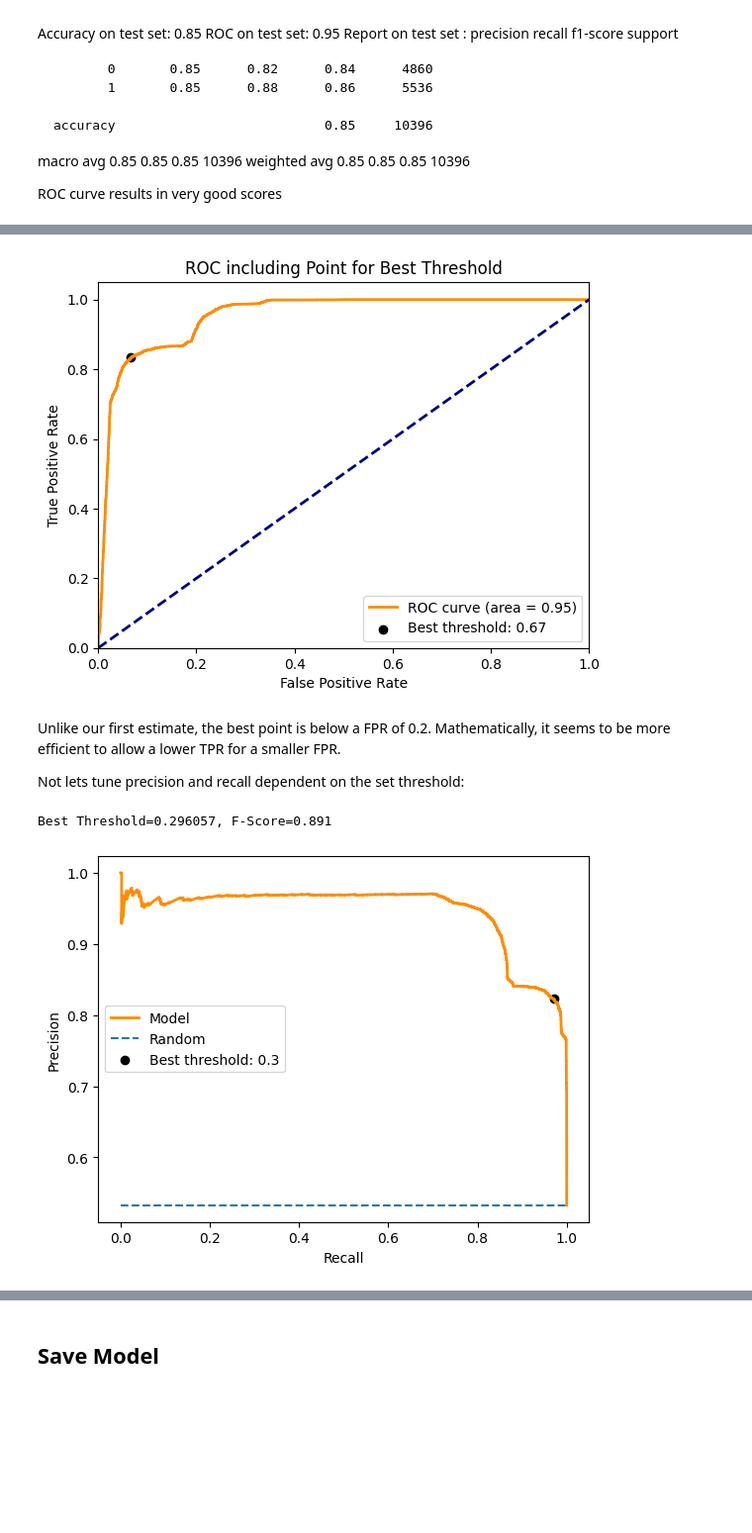
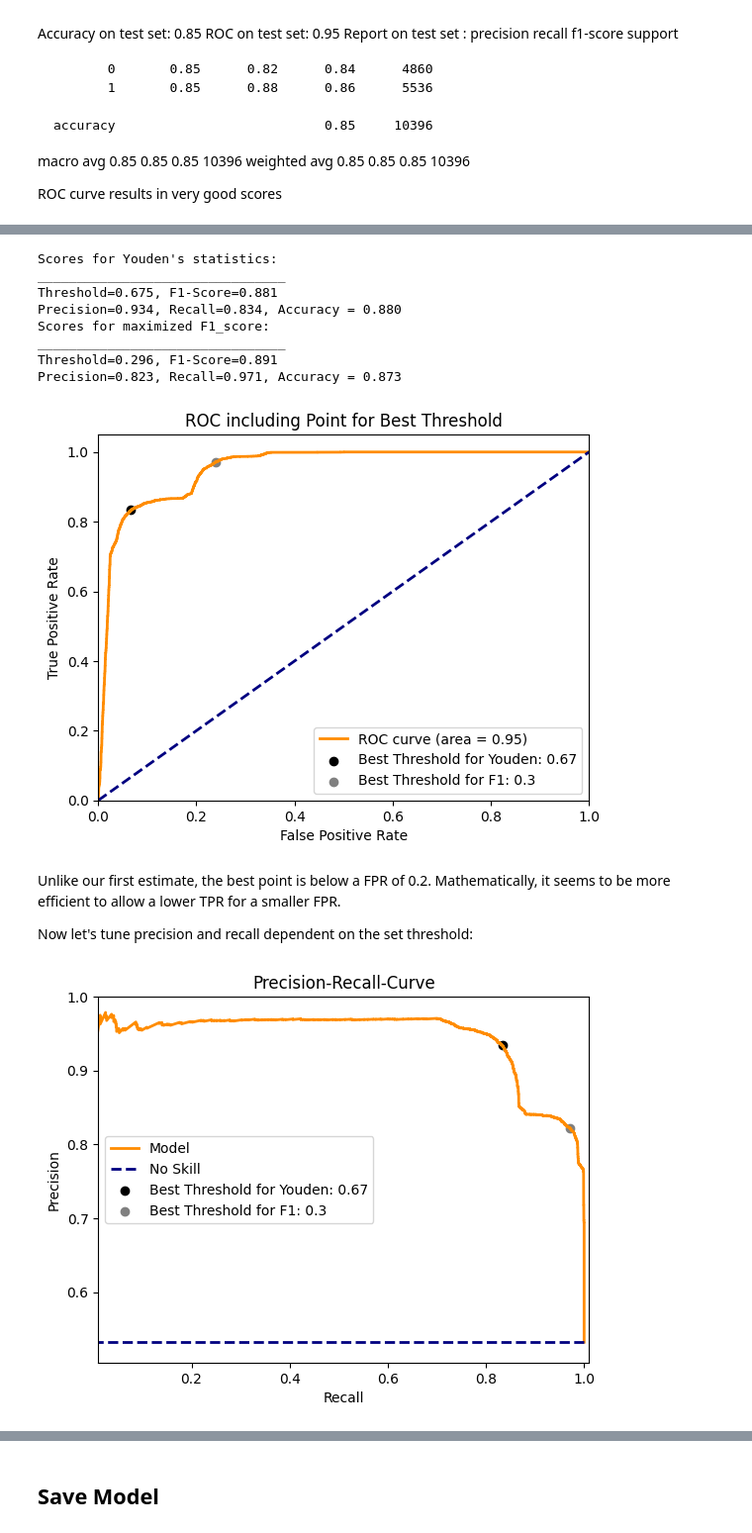
Before and after one commit to forster-j/churn-prediction, a Jupyter notebook: 05_01_logreg.ipynb, the cells around one changed output, grey strips where cells are left out. Shown at 99% size. Drawn from its saved outputs; the diff is of its cells as text; code cells hidden in the pictures; blank space fills up the shorter version.

Commit message:
optimize thresholds

```diff
--- a/05_01_logreg.ipynb
+++ b/05_01_logreg.ipynb
@@ -145,9 +131,54 @@ Best Threshold=0.674672
+# %%
+# acknowledgements go to https://machinelearningmastery.com/threshold-moving-for-imbalanced-classification/
+
+#thresholds
+fpr, tpr, thresholds = roc_curve(y_test, y_pred_roc)
+
+# apply threshold to positive probabilities to create labels
+def to_labels(pos_probs, threshold):
+ return (pos_probs >= threshold).astype('int')
+
+# calculate score for each threshold
+f1scores = [f1_score(y_test, to_labels(y_pred_roc, t)) for t in thresholds]
+recall = [recall_score(y_test, to_labels(y_pred_roc, t)) for t in thresholds]
+precision = [precision_score(y_test, to_labels(y_pred_roc, t)) for t in thresholds]
+accuracy = [accuracy_score(y_test, to_labels(y_pred_roc, t)) for t in thresholds]
+
+# Youden’s J statistic
+# basically max TPR for min FPR
+J = tpr - fpr
+ixJ = np.argmax(J)
+best_thresh_J = thresholds[ixJ]
+
+# get best threshold
+print("Scores for Youden's statistics:")
+print("________________________________")
+print('Threshold=%.3f, F1-Score=%.3f' % (best_thresh_J, f1scores[ixJ]))
+print('Precision=%.3f, Recall=%.3f, Accuracy = %.3f' % (precision[ixJ], recall[ixJ], accuracy[ixJ]))
+
+# Find best F1 score
+ixF1 = np.argmax(f1scores)
+best_thresh_F1 = thresholds[ixF1]
+print("Scores for maximized F1_score:")
+print("________________________________")
+print('Threshold=%.3f, F1-Score=%.3f' % (thresholds[ixF1], f1scores[ixF1]))
+print('Precision=%.3f, Recall=%.3f, Accuracy = %.3f' % (precision[ixF1], recall[ixF1], accuracy[ixF1]))
+# %% [output]
+Scores for Youden's statistics:
+________________________________
+Threshold=0.675, F1-Score=0.881
+Precision=0.934, Recall=0.834, Accuracy = 0.880
+Scores for maximized F1_score:
+________________________________
+Threshold=0.296, F1-Score=0.891
+Precision=0.823, Recall=0.971, Accuracy = 0.873
 # %%
-# Plot ROC curve including best threshold for max g-mean
+# Plot ROC curve including best threshold for Youden's statistics
 plt.figure()
 plt.plot(fpr, tpr, color='darkorange', lw=2, label='ROC curve (area = %0.2f)' % roc_auc)
 plt.plot([0, 1], [0, 1], color='navy', lw=2, linestyle='--')
-plt.scatter(fpr[ix], tpr[ix], marker='o', color='black', label=f'Best threshold: {best_thresh.round(2)}')
+plt.scatter(fpr[ixJ], tpr[ixJ], marker='o', color='black', label=f'Best Threshold for Youden: {best_thresh_J.round(2)}')
+plt.scatter(fpr[ixF1], tpr[ixF1], marker='o', color='grey', label=f'Best Threshold for F1: {best_thresh_F1.round(2)}')
 plt.xlim([0.0, 1.0])
 plt.ylim([0.0, 1.05])
 plt.xlabel('False Positive Rate')
@@ -156,8 +187,8 @@ plt.title('ROC including Point for Best Threshold')
 plt.legend(loc="lower right")
 plt.show()
 # %% [output]
-[figure, old version]
+[figure, new version]
 # %% [markdown]
 Unlike our first estimate, the best point is below a FPR of 0.2. Mathematically, it seems to be more efficient to allow a lower TPR for a smaller FPR.
 
-Not lets tune precision and recall dependent on the set threshold:
+Now let's tune precision and recall dependent on the set threshold:
@@ -166,25 +195,22 @@ from sklearn.metrics import
 # %%
-# calculate pr-curve
-precision, recall, thresholds = precision_recall_curve(y_test, y_pred_roc)
-
-# convert to f score
-fscore = (2 * precision * recall) / (precision + recall)
-# locate the index of the largest f score
-ix = np.argmax(fscore)
-print('Best Threshold=%f, F-Score=%.3f' % (thresholds[ix], fscore[ix]))
-
 # plot the roc curve for the model
 no_skill = len(y_test[y_test==1]) / len(y_test)
 
 plt.plot(recall, precision, color='darkorange', lw=2, label='Model')
-plt.plot([0,1], [no_skill,no_skill], linestyle='--', label='Random')
-plt.scatter(recall[ix], precision[ix], marker='o', color='black', label=f'Best threshold: {thresholds[ix].round(2)}')
+plt.plot([0,1], [no_skill,no_skill], color='navy', lw=2, linestyle='--', label='No Skill')
+plt.scatter(recall[ixJ], precision[ixJ], marker='o', color='black', label=f'Best Threshold for Youden: {best_thresh_J.round(2)}')
+plt.scatter(recall[ixF1], precision[ixF1], marker='o', color='grey', label=f'Best Threshold for F1: {best_thresh_F1.round(2)}')
+#set title
+plt.title("Precision-Recall-Curve")
 # axis labels
 plt.xlabel('Recall')
 plt.ylabel('Precision')
+
+#set lim
+plt.xlim((0.01,1.01))
+plt.ylim((0.505,1))
 plt.legend()
 # show the plot
 plt.show()
 # %% [output]
-Best Threshold=0.296057, F-Score=0.891
-[figure, old version]
+[figure, new version]
```
Also changed, not shown: parts of 8 cells of this notebook.
